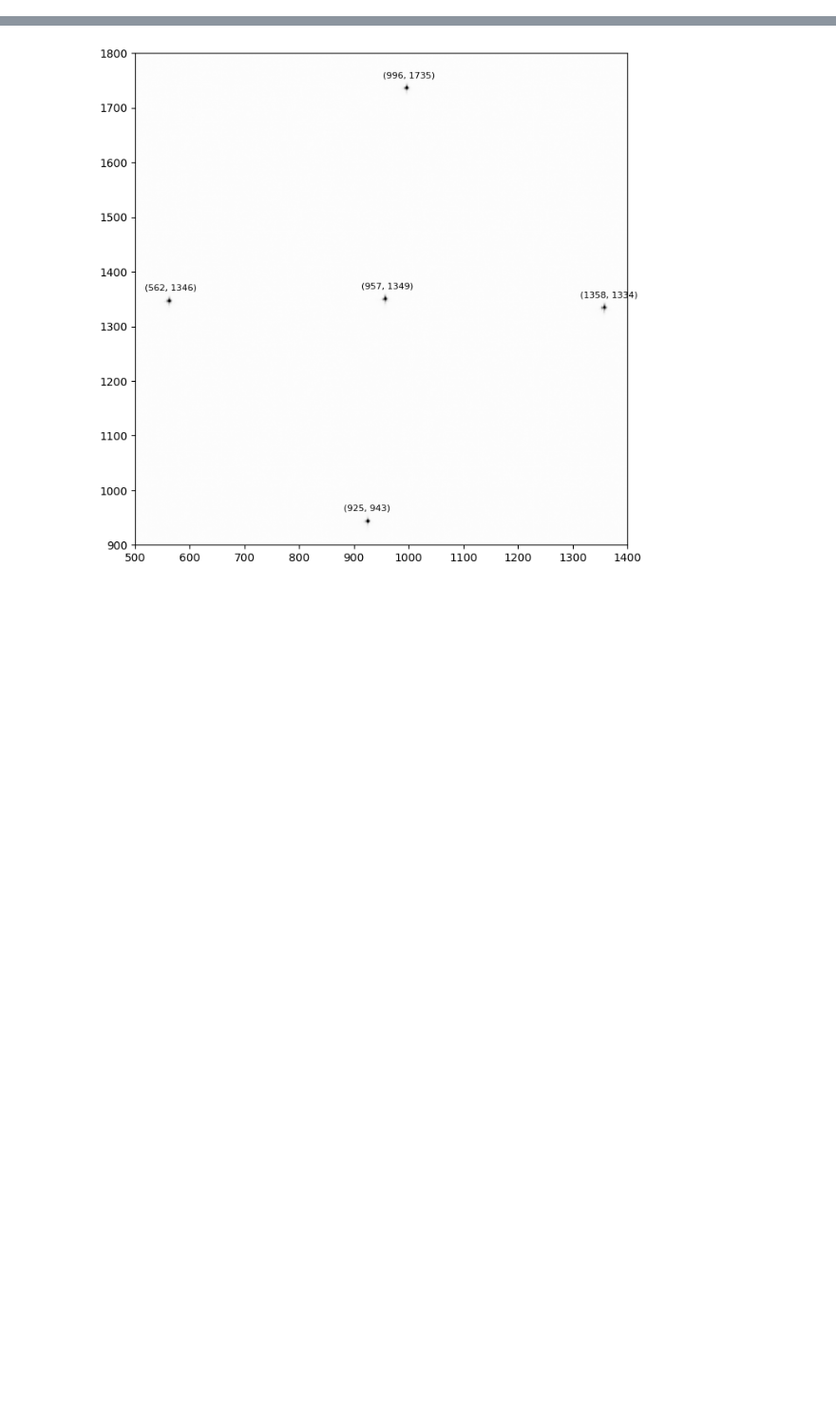
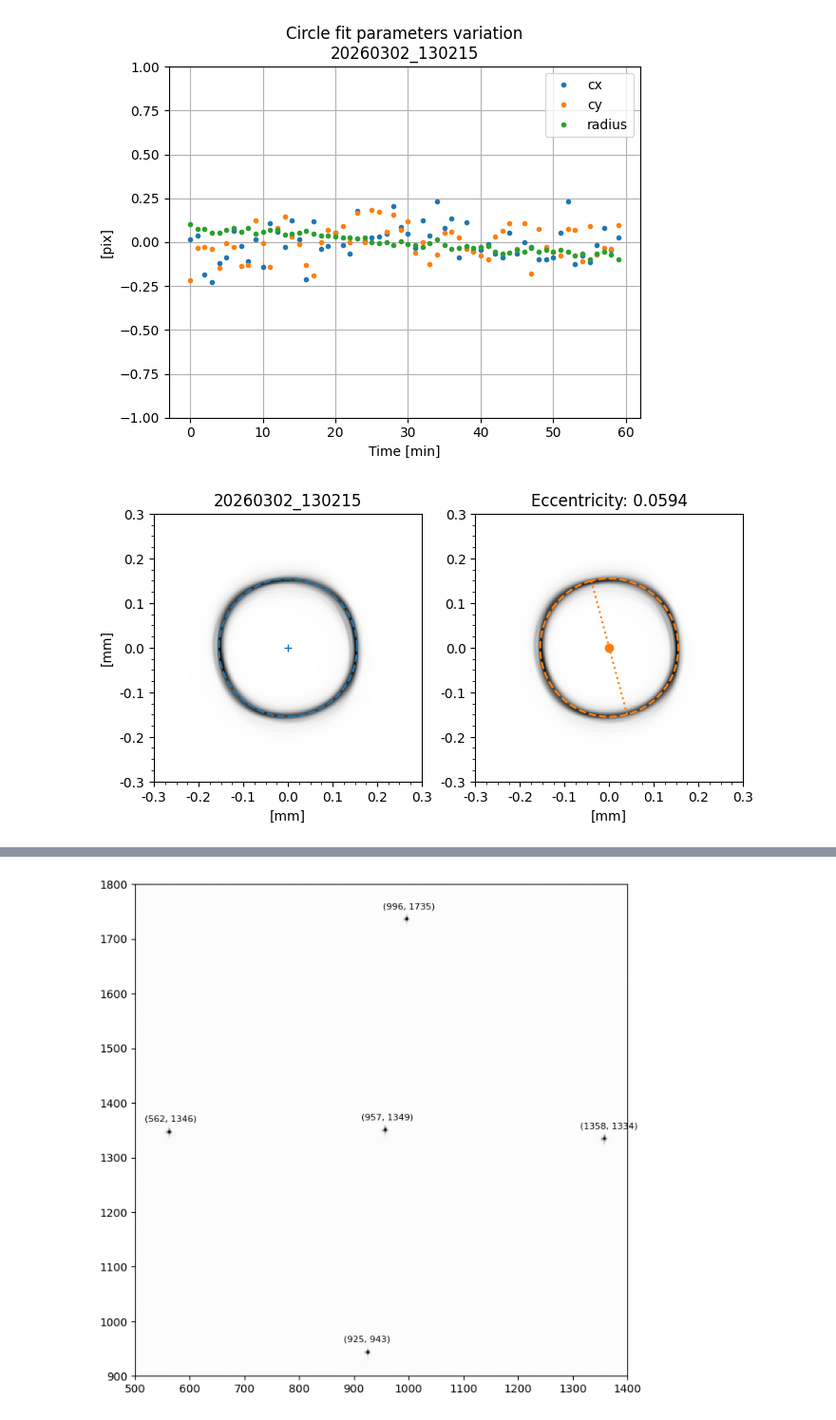
Before and after one commit to runabriguglio/SPLATT, a Jupyter notebook: splattsw/JupyterNotebooks/scratchPiezoCircleFit.ipynb, the cells around one changed output, grey strips where cells are left out. Shown at 95% size. Saved outputs shown, nothing was run; the diff lists cells and outputs as text; code cells hidden in the pictures; blank space fills up the shorter version.

```diff
--- a/splattsw/JupyterNotebooks/scratchPiezoCircleFit.ipynb
+++ b/splattsw/JupyterNotebooks/scratchPiezoCircleFit.ipynb
@@ -708,0 +728,66 @@ _=analyse_tns(['20260226_092624'])
+# %%
+tnlist3kHzCL=['20260302_130215',
+'20260302_130321',
+'20260302_130426',
+'20260302_130531',
+'20260302_130636',
+'20260302_130742',
+'20260302_130847',
+'20260302_130953',
+'20260302_131059',
+'20260302_131204',
+'20260302_131309',
+'20260302_131414',
+'20260302_131520',
+'20260302_131625',
+'20260302_131730',
+'20260302_131835',
+'20260302_131942',
+'20260302_132048',
+'20260302_132153',
+'20260302_132300',
+'20260302_132405',
+'20260302_132511',
+'20260302_132616',
+'20260302_132721',
+'20260302_132826',
+'20260302_132932',
+'20260302_133037',
+'20260302_133142',
+'20260302_133246',
+'20260302_133353',
+'20260302_133457',
+'20260302_133604',
+'20260302_133710',
+'20260302_133816',
+'20260302_133921',
+'20260302_134027',
+'20260302_134132',
+'20260302_134237',
+'20260302_134344',
+'20260302_134449',
+'20260302_134555',
+'20260302_134700',
+'20260302_134805',
+'20260302_134910',
+'20260302_135015',
+'20260302_135120',
+'20260302_135225',
+'20260302_135331',
+'20260302_135437',
+'20260302_135544',
+'20260302_135651',
+'20260302_135756',
+'20260302_135903',
+'20260302_140008',
+'20260302_140114',
+'20260302_140222',
+'20260302_140327',
+'20260302_140432',
+'20260302_140538',
+'20260302_140642']
+
+_=analyse_tns(tnlist)
+# %% [output]
+[figure, added]
+[figure, added]
```
Also changed, not shown: parts of 10 cells of this notebook, 3 other files.
